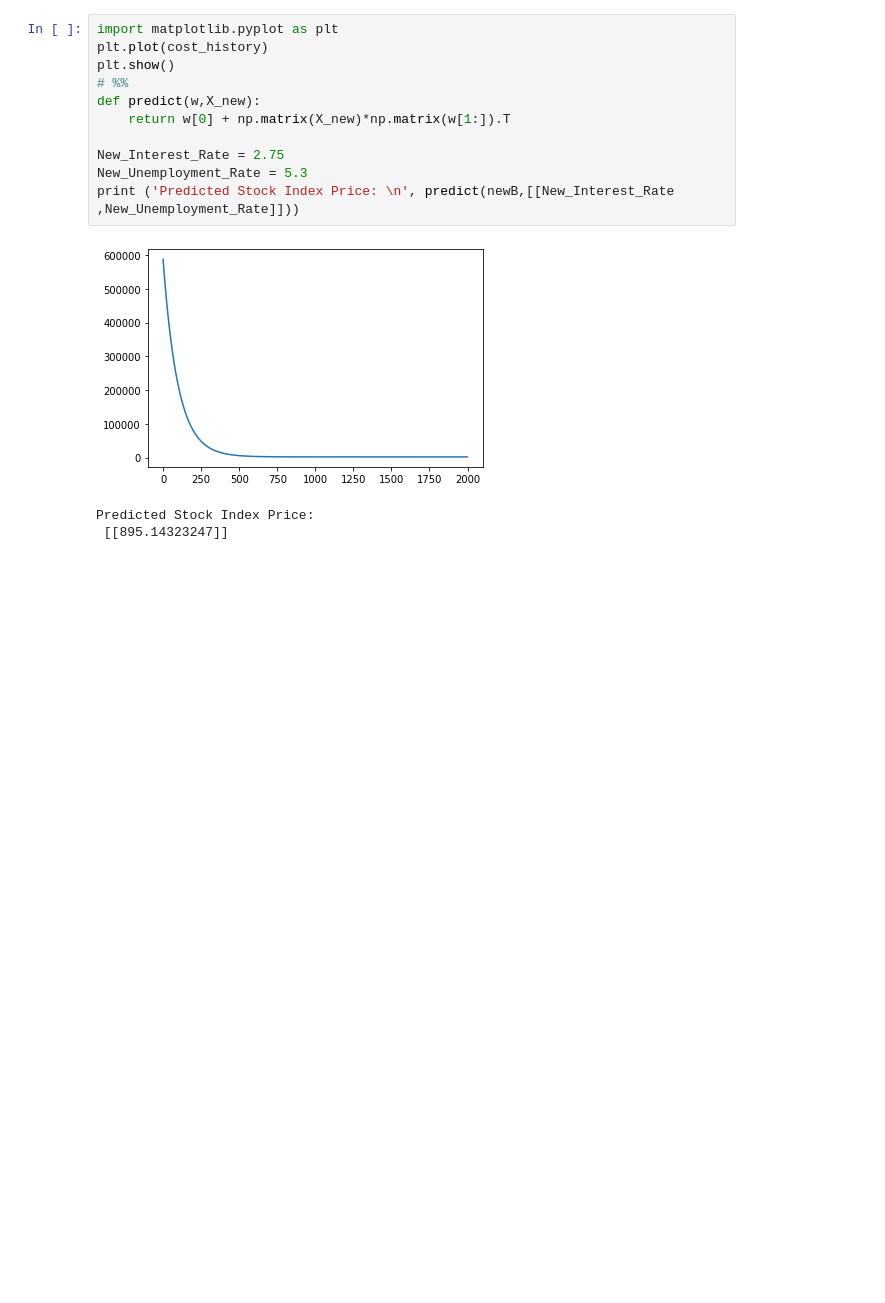
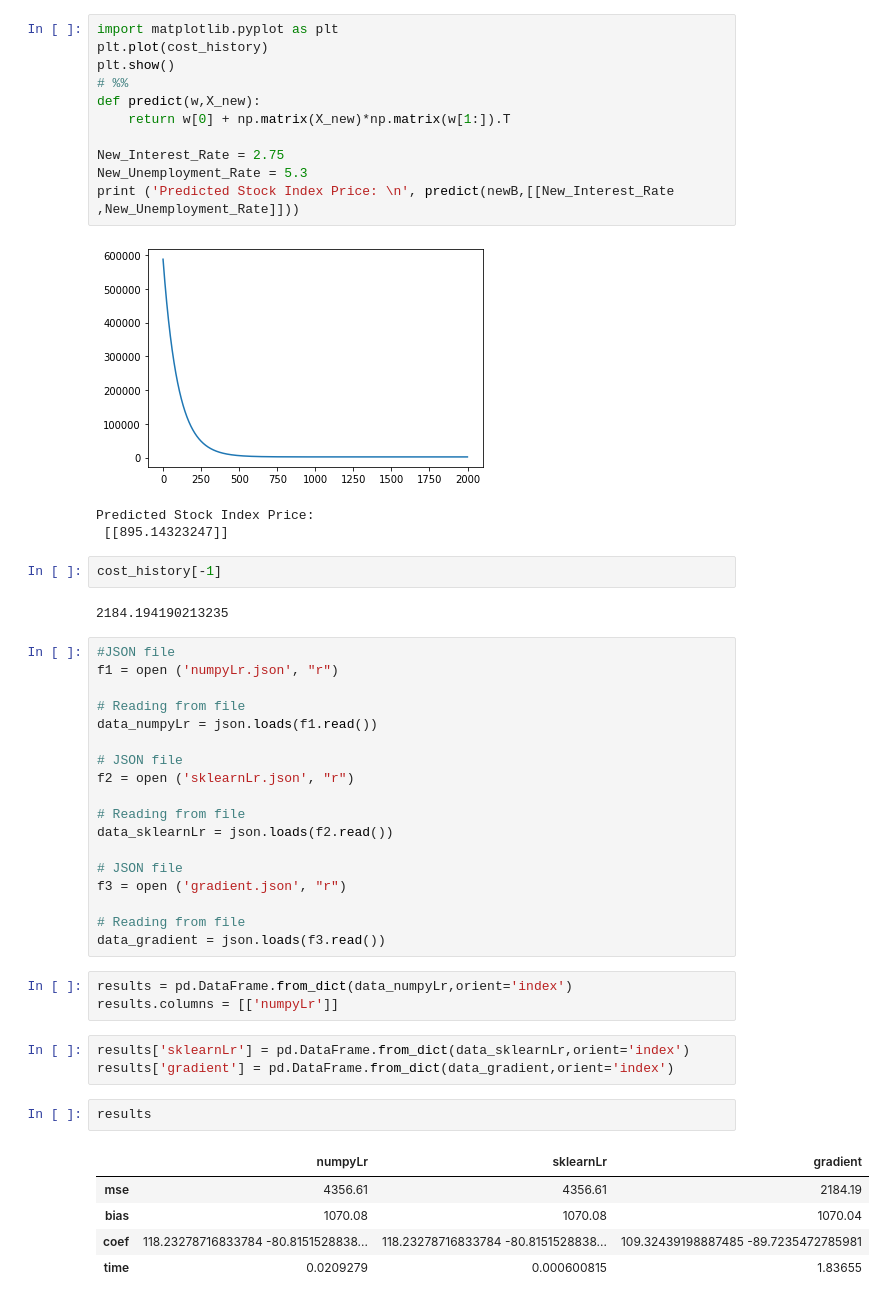
Before and after one commit to thangldvn/THUCTAP20193, a Jupyter notebook: Day1/gradient_descent.ipynb, the cells around one changed output. Saved outputs shown, nothing was run; the diff lists cells and outputs as text; blank space fills up the shorter version.

Commit message:
compare 3 method (time,mse,coeff)

```diff
--- a/Day1/gradient_descent.ipynb
+++ b/Day1/gradient_descent.ipynb
@@ -86,3 +87,39 @@ print ('Predicted Stock Index Price: \n', predict(newB,[[New_Interest_Rate ,New_
 [figure]
 Predicted Stock Index Price:
  [[895.14323247]]
+# %%
+cost_history[-1]
+# %% [output]
+2184.194190213235
+# %%
+#JSON file
+f1 = open ('numpyLr.json', "r")
+
+# Reading from file
+data_numpyLr = json.loads(f1.read())
+
+# JSON file
+f2 = open ('sklearnLr.json', "r")
+
+# Reading from file
+data_sklearnLr = json.loads(f2.read())
+
+# JSON file
+f3 = open ('gradient.json', "r")
+
+# Reading from file
+data_gradient = json.loads(f3.read())
+# %%
+results = pd.DataFrame.from_dict(data_numpyLr,orient='index')
+results.columns = [['numpyLr']]
+# %%
+results['sklearnLr'] = pd.DataFrame.from_dict(data_sklearnLr,orient='index')
+results['gradient'] = pd.DataFrame.from_dict(data_gradient,orient='index')
+# %%
+results
+# %% [output]
+|  | numpyLr | sklearnLr | gradient |
+| mse | 4356.61 | 4356.61 | 2184.19 |
+| bias | 1070.08 | 1070.08 | 1070.04 |
+| coef | 118.23278716833784 -80.8151528838... | 118.23278716833784 -80.8151528838... | 109.32439198887485 -89.7235472785981 |
+| time | 0.0209279 | 0.000600815 | 1.83655 |
```
Also changed, not shown: parts of 1 cell of this notebook, 4 other files.
